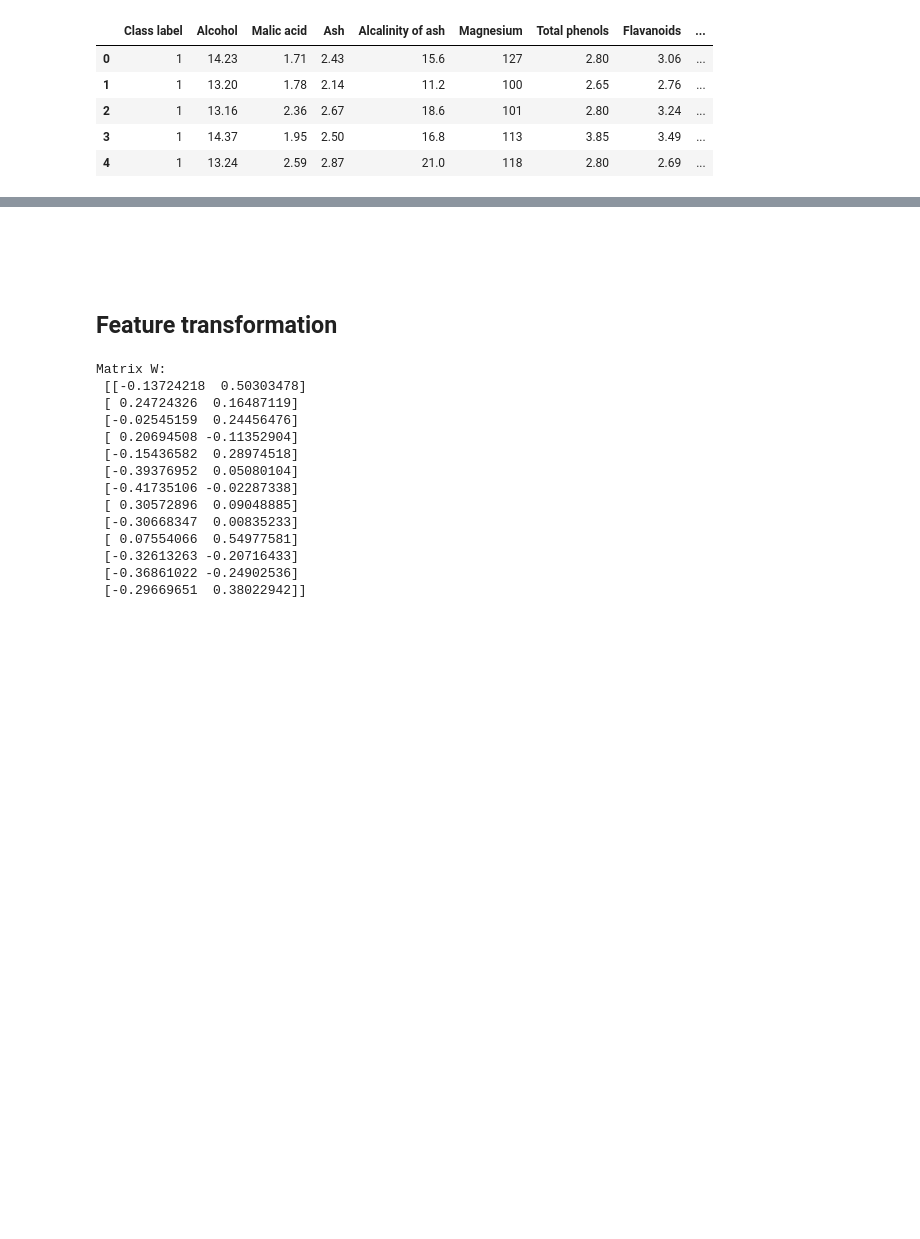
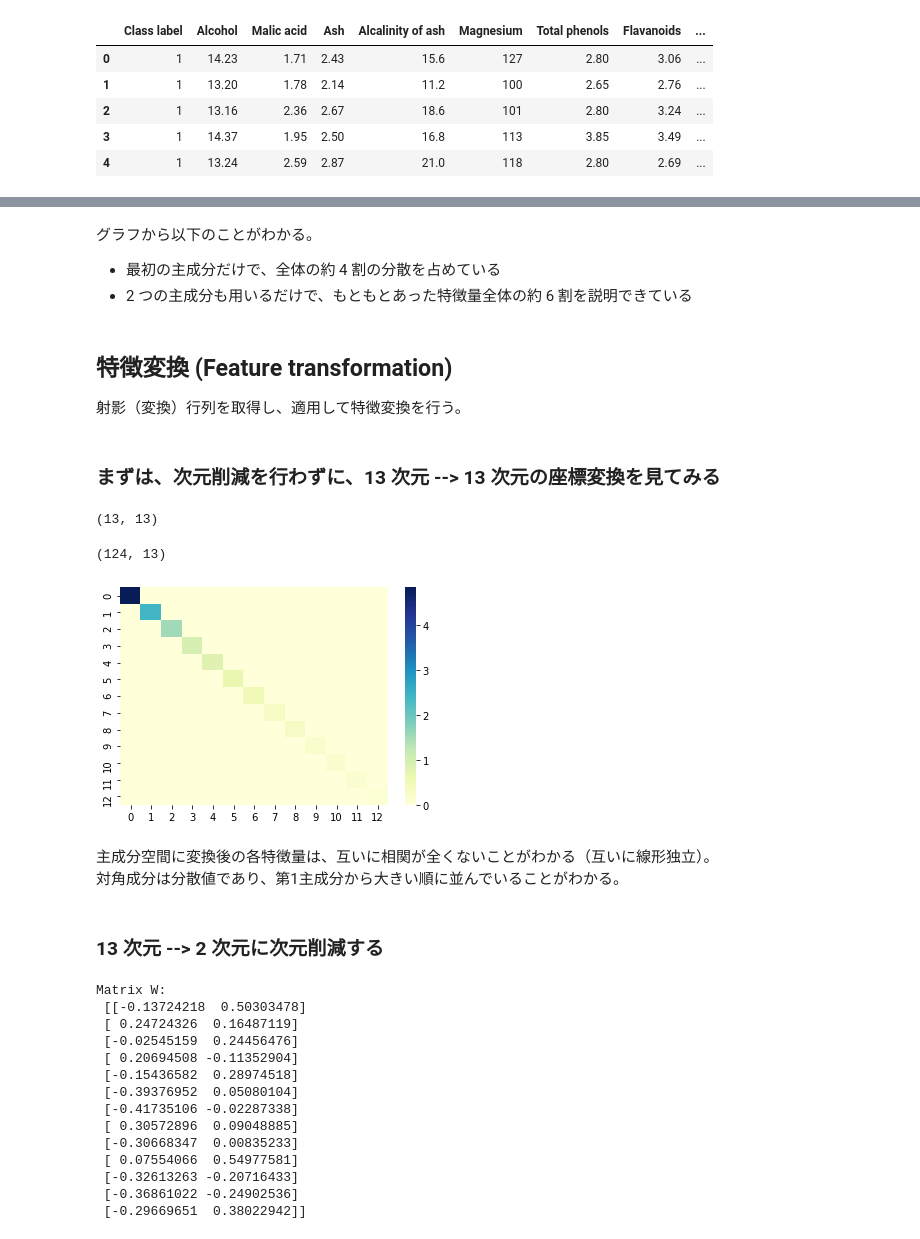
Before and after one commit to hnishi/hnishi_da_handson, a Jupyter notebook: da_handson_pca.ipynb, the cells around one changed output, grey strips where cells are left out. Cells and saved outputs as stored; diff of their text form; code cells hidden in the pictures; blank space fills up the shorter version.

```diff
--- a/da_handson_pca.ipynb
+++ b/da_handson_pca.ipynb
@@ -172,8 +275,12 @@ plt.show()
-# %% [markdown]
-<br>
-<br>
+# %% [markdown]
+グラフから以下のことがわかる。
+
+- 最初の主成分だけで、全体の約 4 割の分散を占めている
+- 2 つの主成分も用いるだけで、もともとあった特徴量全体の約 6 割を説明できている
 # %% [markdown]
-## Feature transformation
+## 特徴変換 (Feature transformation)
+
+射影（変換）行列を取得し、適用して特徴変換を行う。
 # %%
 # Make a list of (eigenvalue, eigenvector) tuples
 eigen_pairs = [(np.abs(eigen_vals[i]), eigen_vecs[:, i])
@@ -181,6 +288,35 @@ eigen_pairs = [(np.abs(eigen_vals[i]), eigen_vecs[:, i])
 
 # Sort the (eigenvalue, eigenvector) tuples from high to low
 eigen_pairs.sort(key=lambda k: k[0], reverse=True)
+# %% [markdown]
+### まずは、次元削減を行わずに、13 次元 --> 13 次元の座標変換を見てみる
+# %%
+# 変換行列 w の作成
+w = eigen_pairs[0][1][:, np.newaxis]
+for i in range(1, len(eigen_pairs)):
+  # print(i)
+  w = np.hstack((w, eigen_pairs[i][1][:, np.newaxis]))
+w.shape
+# %% [output]
+(13, 13)
+# %%
+# 座標変換
+X_train_pca = X_train_std.dot(w)
+print(X_train_pca.shape)
+
+cov_mat = np.cov(X_train_pca.T)
+
+# 共分散行列のヒートマップ
+df = pd.DataFrame(cov_mat)
+ax = sns.heatmap(df, cmap="YlGnBu")
+# %% [output]
+(124, 13)
+[figure, added]
+# %% [markdown]
+主成分空間に変換後の各特徴量は、互いに相関が全くないことがわかる（互いに線形独立）。
+対角成分は分散値であり、第1主成分から大きい順に並んでいることがわかる。
+# %% [markdown]
+###  13 次元 --> 2 次元に次元削減する
 # %%
 w = np.hstack((eigen_pairs[0][1][:, np.newaxis],
                eigen_pairs[1][1][:, np.newaxis]))
```
Also changed, not shown: parts of 115 cells of this notebook.
